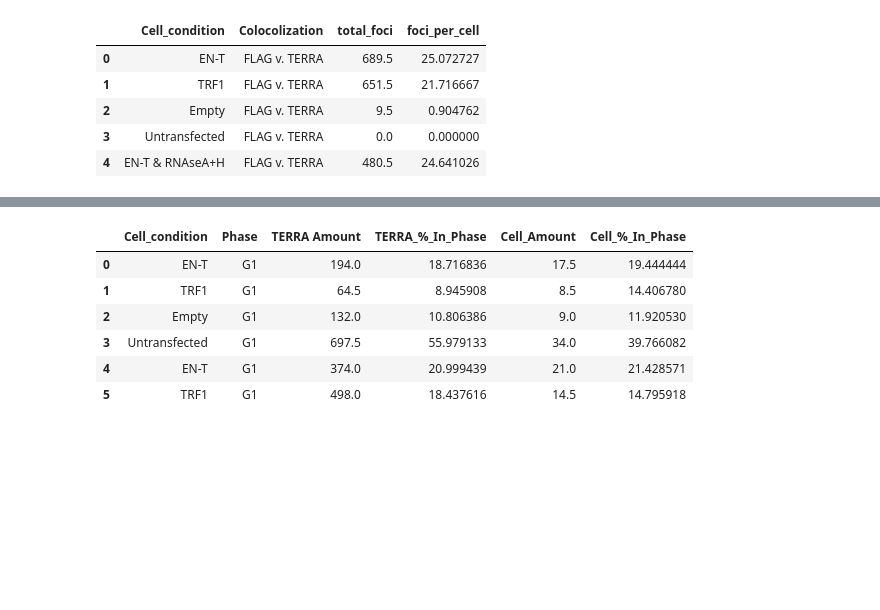
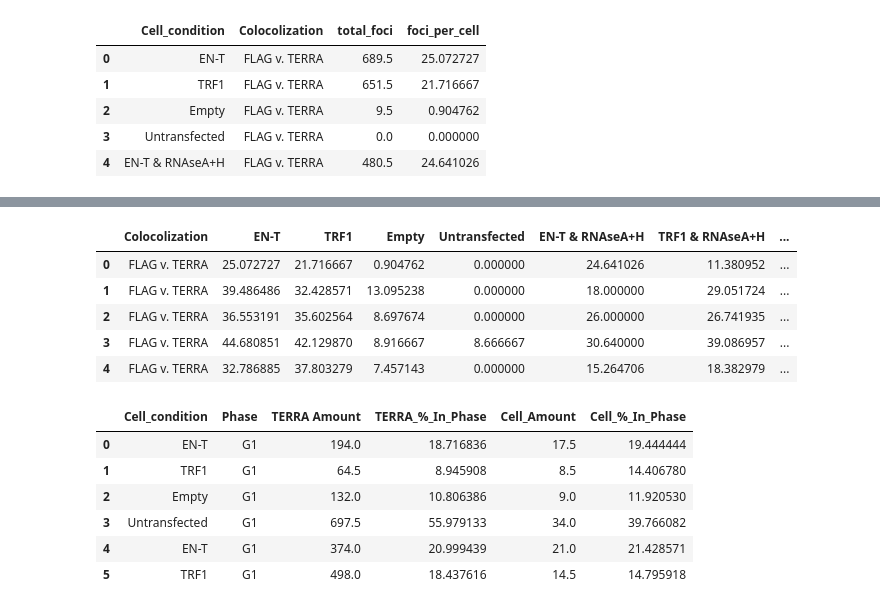
Before and after one commit to aidan-lew/TERRA_DSB, a Jupyter notebook: refined_terra_dsb.ipynb, the cells around one changed output, grey strips where cells are left out. Drawn from its saved outputs; the diff is of its cells as text; code cells hidden in the pictures; blank space fills up the shorter version.

```diff
--- a/refined_terra_dsb.ipynb
+++ b/refined_terra_dsb.ipynb
@@ -128,3 +135,26 @@ telo_pivot_df.head()
+# %%
+#Data for telo DSB analyis
+telo_cell_df = pd.read_excel('../Documents/telomere_DSB_TERRA.xlsx',
+                    sheet_name=8,
+                    skiprows = 0,
+                    usecols = ['Colocolization', 'EN-T','TRF1','Empty','Untransfected','EN-T & RNAseA+H',
+                               'TRF1 & RNAseA+H','Empty & RNAseA+H','Untransfected & RNAseA+H'
+                              ]
+                         )
+
+telo_cell_df.set_index(['Colocolization'])#good way to fix "not in axis issue"
+telo_cell_df.dropna(axis=0, inplace=True) #sweet, iloc and drop didn't work, but this did
+
+
+#telo_cell_df.columns()
+telo_cell_df.head()
+# %% [output]
+|  | Colocolization | EN-T | TRF1 | Empty | Untransfected | EN-T & RNAseA+H | TRF1 & RNAseA+H | ... |
+| 0 | FLAG v. TERRA | 25.072727 | 21.716667 | 0.904762 | 0.000000 | 24.641026 | 11.380952 | ... |
+| 1 | FLAG v. TERRA | 39.486486 | 32.428571 | 13.095238 | 0.000000 | 18.000000 | 29.051724 | ... |
+| 2 | FLAG v. TERRA | 36.553191 | 35.602564 | 8.697674 | 0.000000 | 26.000000 | 26.741935 | ... |
+| 3 | FLAG v. TERRA | 44.680851 | 42.129870 | 8.916667 | 8.666667 | 30.640000 | 39.086957 | ... |
+| 4 | FLAG v. TERRA | 32.786885 | 37.803279 | 7.457143 | 0.000000 | 15.264706 | 18.382979 | ... |
 # %%
 # To look at the relationship betweeen cell accumulation and TERRA accumulation per phase
 g2_df = pd.read_excel('../Documents/telomere_G2_DSB_TERRA.xlsx',
```
Also changed, not shown: parts of 20 cells of this notebook.
